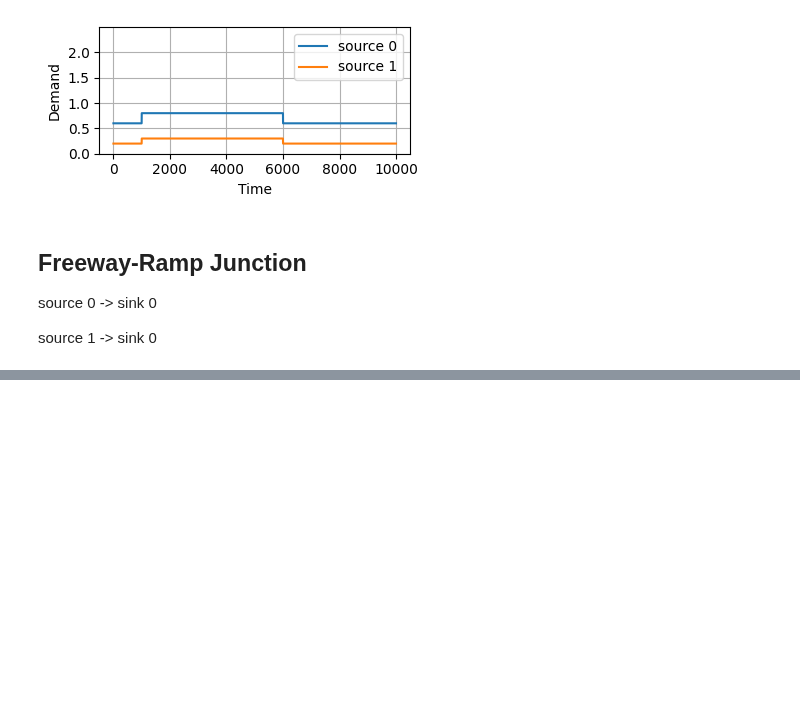
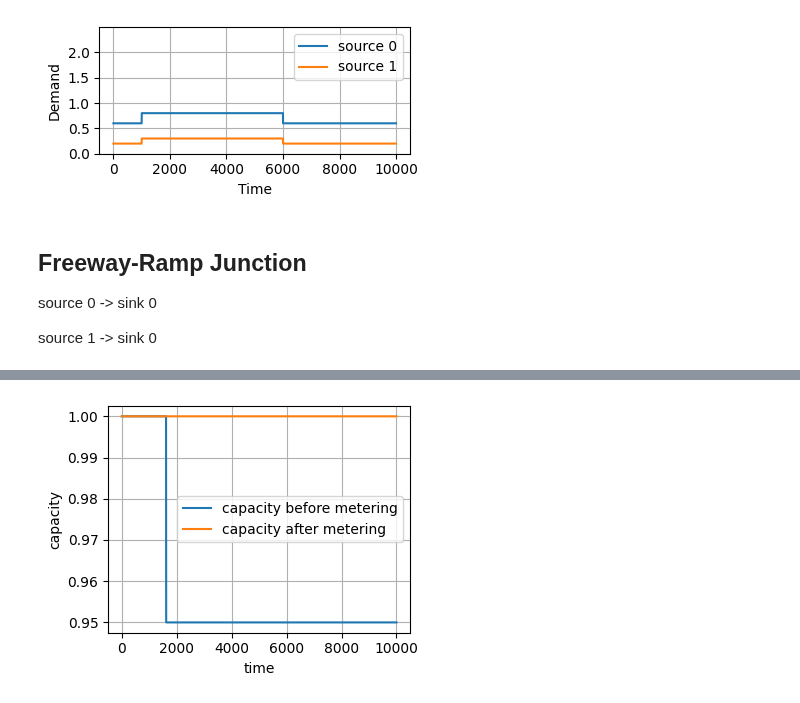
Before and after one commit to RandomWalker-1s/Dynamic-Flow-Networks, a Jupyter notebook: How Ramp Metering Works/Case 2.ipynb, the cells around one changed output, grey strips where cells are left out. Cells and saved outputs as stored; diff of their text form; code cells hidden in the pictures; blank space fills up the shorter version.

```diff
--- a/How Ramp Metering Works/Case 2.ipynb
+++ b/How Ramp Metering Works/Case 2.ipynb
@@ -161,0 +167,17 @@ plt.show()
+# %%
+plt.figure(figsize=(4, 3))
+
+plt.plot(net_0.sink_list[0].flow_dict['boundary_outflow'].co_state_output['real_capacity'].T, label='capacity before metering')
+plt.plot(controlled_net_0.sink_list[0].flow_dict['boundary_outflow'].co_state_output['real_capacity'].T, label='capacity after metering')
+
+plt.xlabel('time')
+plt.ylabel('capacity')
+
+plt.legend()
+plt.grid()
+
+plt.tight_layout()
+
+plt.show()
+# %% [output]
+[figure, added]
```
Also changed, not shown: parts of 3 cells of this notebook, 31 other files.
